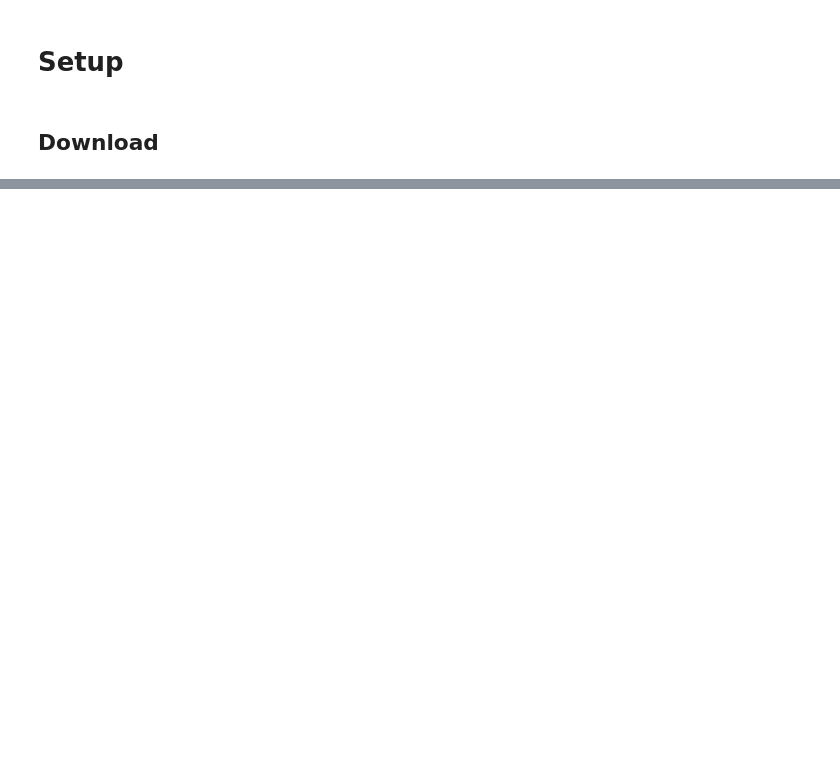
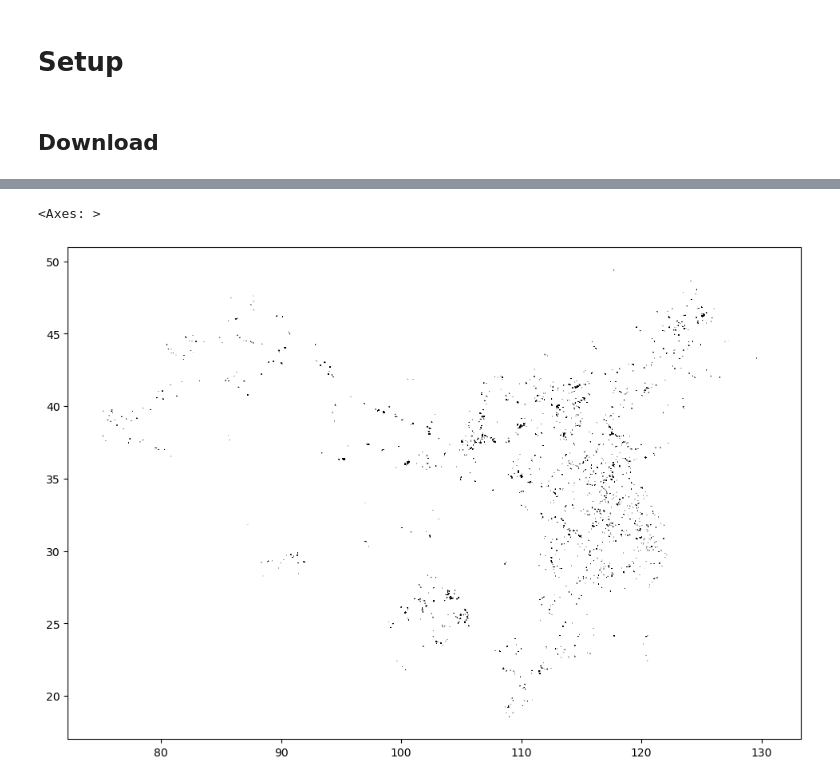
Before and after one commit to XinranHf/solar-data-china, a Jupyter notebook: scripts/data_preprocessing/pv_china_2020.ipynb, the cells around one changed output, grey strips where cells are left out. Saved outputs shown, nothing was run; the diff lists cells and outputs as text; code cells hidden in the pictures; blank space fills up the shorter version.

```diff
--- a/scripts/data_preprocessing/pv_china_2020.ipynb
+++ b/scripts/data_preprocessing/pv_china_2020.ipynb
@@ -49,4 +57,5 @@ PermissionError: [WinError 5] Accès refusé: '..\\..\\data'
 # %%
-os.path.isdir("../../data")
-os.access("../../data", os.W_OK)
+gdf = gpd.read_file("../../data/raw_data/pv_china_2020/PV_China_2020.shp")
+
+gdf.info()
 # %% [output]
@@ -53,0 +90,5 @@ False
+# %%
+gdf.plot(figsize=(12, 8), edgecolor="black", linewidth=0.5)
+# %% [output]
+<Axes: >
+[figure, added]
```
Also changed, not shown: parts of 6 cells of this notebook, 28 other files.
